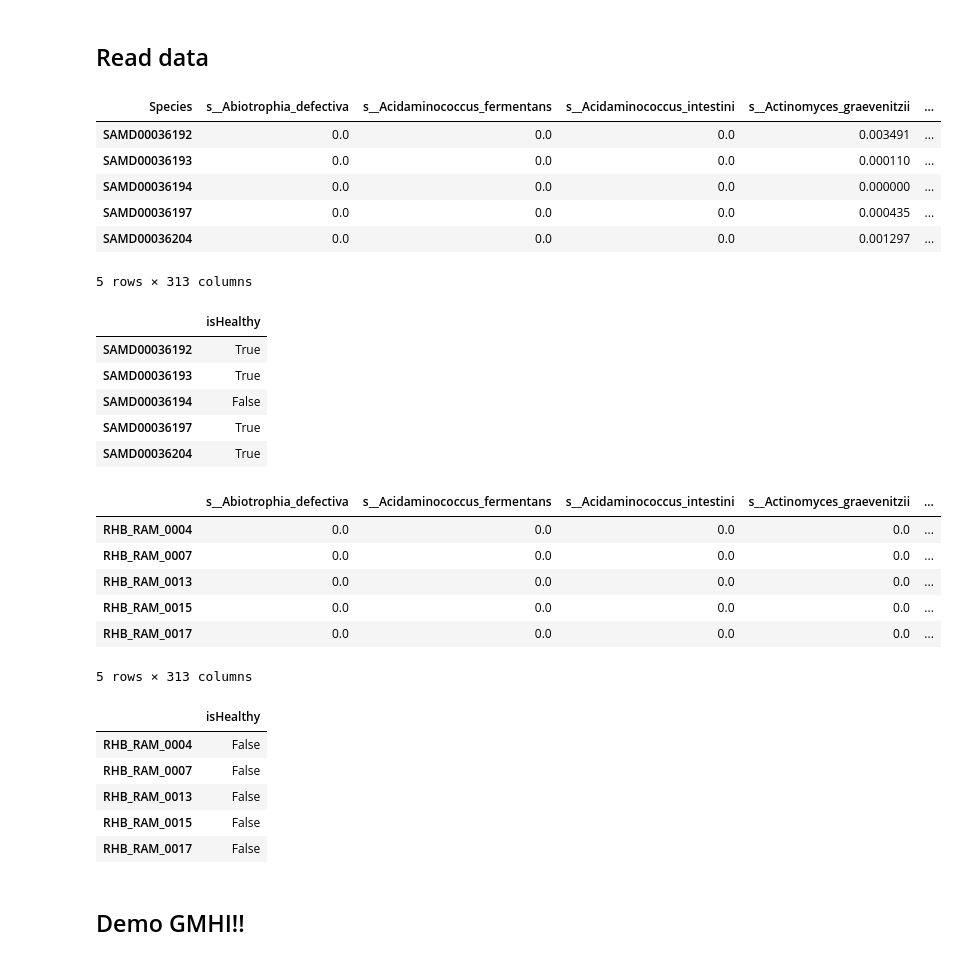
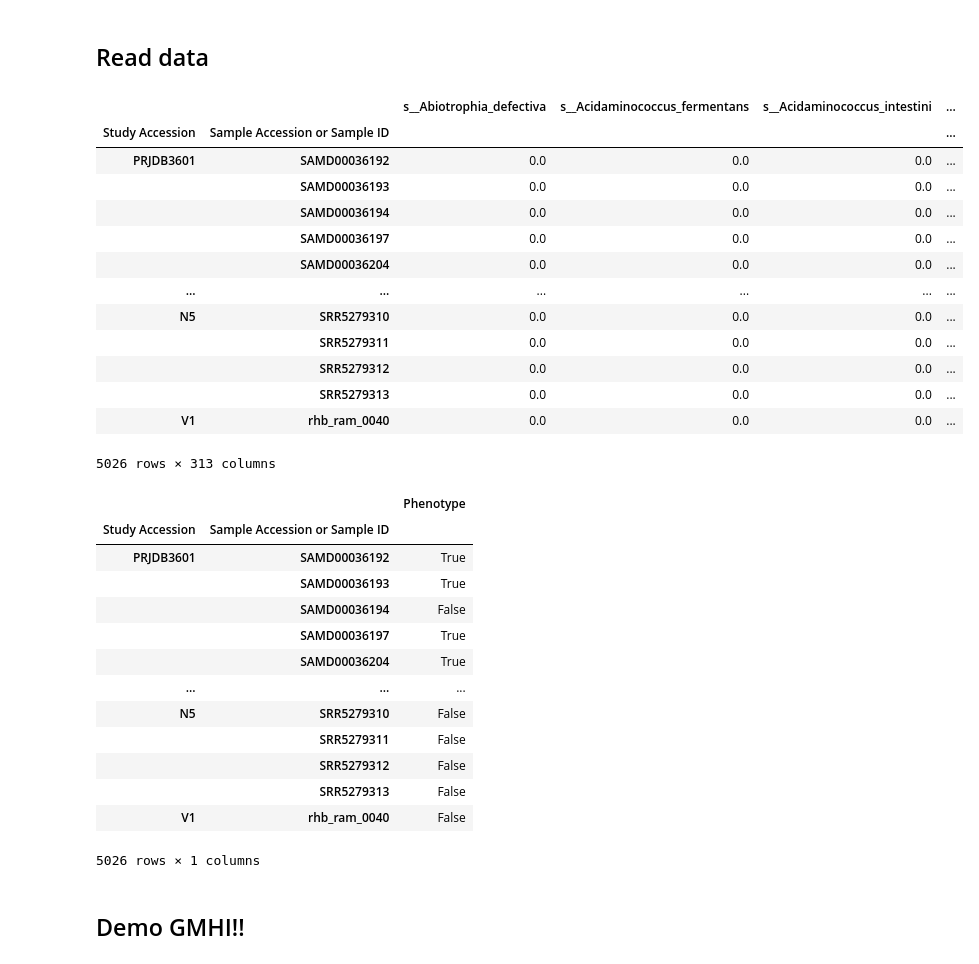
Before and after one commit to danielchang2002/GMHI2-Scratchpad, a Jupyter notebook: src/gmhi_demo.ipynb, the cells around one changed output. Drawn from its saved outputs; the diff is of its cells as text; code cells hidden in the pictures.

```diff
--- a/src/gmhi_demo.ipynb
+++ b/src/gmhi_demo.ipynb
@@ -7,37 +7,5 @@ import config
 # %% [markdown]
 ## Read data
 # %%
-from functions import load_train, load_val
+from functions import load_train
 X_train, y_train = load_train()
-X_val, y_val = load_val()
-display(X_train.head())
-display(y_train.head())
-display(X_val.head())
-display(y_val.head())
-# %% [output]
-| Species | s__Abiotrophia_defectiva | s__Acidaminococcus_fermentans | s__Acidaminococcus_intestini | s__Actinomyces_graevenitzii | ... |
-| SAMD00036192 | 0.0 | 0.0 | 0.0 | 0.003491 | ... |
-| SAMD00036193 | 0.0 | 0.0 | 0.0 | 0.000110 | ... |
-| SAMD00036194 | 0.0 | 0.0 | 0.0 | 0.000000 | ... |
-| SAMD00036197 | 0.0 | 0.0 | 0.0 | 0.000435 | ... |
-| SAMD00036204 | 0.0 | 0.0 | 0.0 | 0.001297 | ... |
-5 rows × 313 columns
-|  | isHealthy |
-| SAMD00036192 | True |
-| SAMD00036193 | True |
-| SAMD00036194 | False |
-| SAMD00036197 | True |
-| SAMD00036204 | True |
-|  | s__Abiotrophia_defectiva | s__Acidaminococcus_fermentans | s__Acidaminococcus_intestini | s__Actinomyces_graevenitzii | ... |
-| RHB_RAM_0004 | 0.0 | 0.0 | 0.0 | 0.0 | ... |
-| RHB_RAM_0007 | 0.0 | 0.0 | 0.0 | 0.0 | ... |
-| RHB_RAM_0013 | 0.0 | 0.0 | 0.0 | 0.0 | ... |
-| RHB_RAM_0015 | 0.0 | 0.0 | 0.0 | 0.0 | ... |
-| RHB_RAM_0017 | 0.0 | 0.0 | 0.0 | 0.0 | ... |
-5 rows × 313 columns
-|  | isHealthy |
-| RHB_RAM_0004 | False |
-| RHB_RAM_0007 | False |
-| RHB_RAM_0013 | False |
-| RHB_RAM_0015 | False |
-| RHB_RAM_0017 | False |
@@ -44,3 +15,37 @@ display(y_val.head())
+# %%
+X = pd.concat([X_train, X_val])
+y = pd.concat([y_train, y_val])
+display(X)
+display(y)
+# %% [output]
+|  |  | s__Abiotrophia_defectiva | s__Acidaminococcus_fermentans | s__Acidaminococcus_intestini | ... |
+| Study Accession | Sample Accession or Sample ID |  |  |  | ... |
+| PRJDB3601 | SAMD00036192 | 0.0 | 0.0 | 0.0 | ... |
+|  | SAMD00036193 | 0.0 | 0.0 | 0.0 | ... |
+|  | SAMD00036194 | 0.0 | 0.0 | 0.0 | ... |
+|  | SAMD00036197 | 0.0 | 0.0 | 0.0 | ... |
+|  | SAMD00036204 | 0.0 | 0.0 | 0.0 | ... |
+| ... | ... | ... | ... | ... | ... |
+| N5 | SRR5279310 | 0.0 | 0.0 | 0.0 | ... |
+|  | SRR5279311 | 0.0 | 0.0 | 0.0 | ... |
+|  | SRR5279312 | 0.0 | 0.0 | 0.0 | ... |
+|  | SRR5279313 | 0.0 | 0.0 | 0.0 | ... |
+| V1 | rhb_ram_0040 | 0.0 | 0.0 | 0.0 | ... |
+5026 rows × 313 columns
+|  |  | Phenotype |
+| Study Accession | Sample Accession or Sample ID |  |
+| PRJDB3601 | SAMD00036192 | True |
+|  | SAMD00036193 | True |
+|  | SAMD00036194 | False |
+|  | SAMD00036197 | True |
+|  | SAMD00036204 | True |
+| ... | ... | ... |
+| N5 | SRR5279310 | False |
+|  | SRR5279311 | False |
+|  | SRR5279312 | False |
+|  | SRR5279313 | False |
+| V1 | rhb_ram_0040 | False |
+5026 rows × 1 columns
 # %% [markdown]
 ## Demo GMHI!!
 # %%
```
Also changed, not shown: parts of 4 cells of this notebook, 7 other files.
